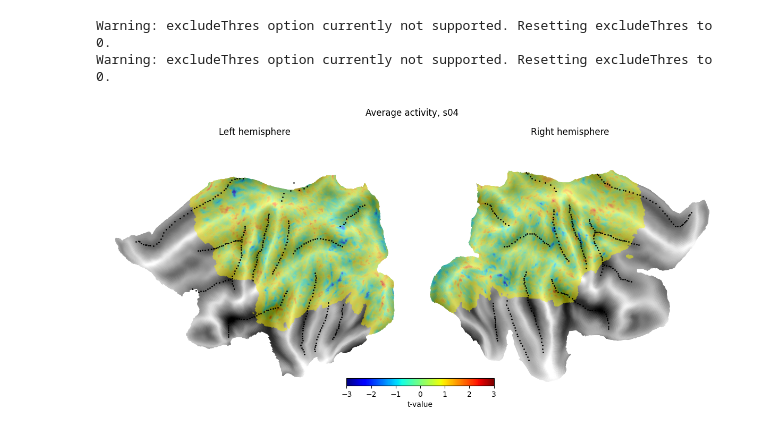
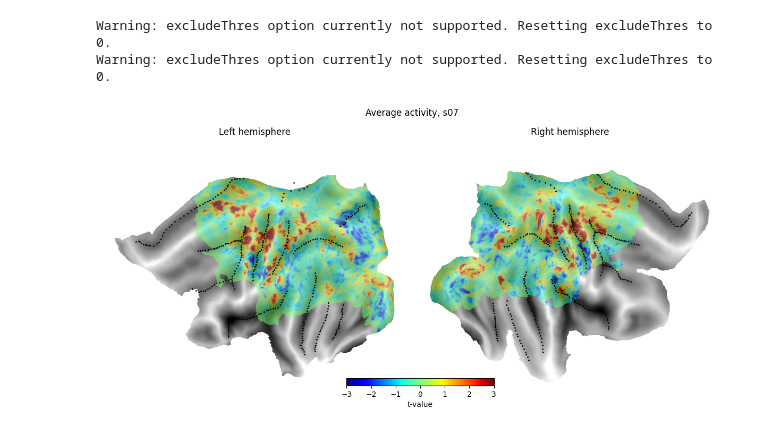
Before and after one commit to alighavam/bimanual_wrist, a Jupyter notebook: bmw_tmaps.ipynb, the cells around one changed output. Cells and saved outputs as stored; diff of their text form; code cells hidden in the pictures.

```diff
--- a/bmw_tmaps.ipynb
+++ b/bmw_tmaps.ipynb
@@ -21,7 +21,7 @@ import glob
 import matplotlib.patches as patches
 
 # SET PATHS:
-baseDir = '/Users/alighavam/Desktop/Projects/bimanual_wrist/data/fMRI'
+baseDir = '/Users/alighavampour/Desktop/Projects/bimanual_wrist/data/fMRI'
 bidsDir = 'BIDS'
 anatomicalDir = 'anatomicals'
 freesurferDir = 'surfaceFreesurfer'
@@ -30,64 +30,64 @@ behavDir = 'behavioural'
 regDir = 'ROI'
 atlasDir = '/Volumes/diedrichsen_data$/data/Atlas_templates/fs_LR_32'
 # %%
-sn = 4
+sn = 7
 glm = 1
 ses = 2
+cond = 'bi'
 
-spmTs = list(Path(os.path.join(baseDir, f'glm{glm}', f's{sn:02d}', f'ses-{ses:02d}')).glob("spmT_lhand*.nii"))
+spmTs = list(Path(os.path.join(baseDir, f'glm{glm}', f's{sn:02d}', f'ses-{ses:02d}')).glob(f'spmT_{cond}*.nii'))
 # spmTs = [spmTs[5]]
 
 # 2. Define the relevant gifti files for both left and right hemisphere:
 surf_white = [] # White -gray matter surface
 surf_pial = []  # Pial surface
 surf_sulc = []  # Sulcal depth
 hemN = ['L','R']
 for h,hem in enumerate(hemN):
     surf_white.append(os.path.join(baseDir,surfacewbDir, f's{sn:02d}', f's{sn:02d}.{hem}.white.32k.surf.gii'))
     surf_pial.append(os.path.join(baseDir,surfacewbDir, f's{sn:02d}', f's{sn:02d}.{hem}.pial.32k.surf.gii'))
     surf_sulc.append(os.path.join(baseDir,surfacewbDir, f's{sn:02d}', f's{sn:02d}.{hem}.sulc.32k.shape.gii'))
 
 # Map a Nifti to the surface of left hemisphere
 DL = surf.map.vol_to_surf(spmTs,surf_pial[0], surf_white[0], excludeThres=0.9)
 # Map a Nifti to the surface of right hemisphere
 DR = surf.map.vol_to_surf(spmTs,surf_pial[1],surf_white[1],  excludeThres=0.9)
 
 D = {'L':DL, 'R':DR}
+
+Hem = ['L', 'R']
+region_names = ['?', 'S1', 'M1', 'PMd', 'PMv', 'SMA', 'V1', 'SPLa', '?']
+Hem = ['L', 'R']
+borders = {'L': './surfAnalysisPy/standard_mesh/fs_L/fs_LR.32k.L.border',
+           'R': './surfAnalysisPy/standard_mesh/fs_R/fs_LR.32k.R.border'}
+
+vmin, vmax = -3, 3
+fig, axs = plt.subplots(1, 2, figsize=(12, 6))
+for ax, H in zip(axs, Hem):
+    plt.sca(ax)
+    surf.plot.plotmap(D[H].mean(axis=1), f'fs32k_{H}',
+                        underlay=None,
+                        borders=borders[H],
+                        cscale=[vmin, vmax],
+                        cmap='jet',
+                        underscale=[-1.5, 1],
+                        alpha=.5,
+                        new_figure=False,
+                        colorbar=False,
+                        # frame=[xlim[0], xlim[1], ylim[0], ylim[1]]
+                        )
+# make colorbar
+norm = plt.Normalize(vmin=vmin, vmax=vmax)
+sm = ScalarMappable(norm=norm, cmap='jet')
+cbar = fig.colorbar(sm, ax=[axs[0], axs[1]], orientation='horizontal', fraction=0.03)
+cbar.set_label('t-value')
+
+axs[0].set_title('Left hemisphere')
+axs[1].set_title('Right hemisphere')
+fig.suptitle(f'Average activity, s{sn:02d}')
+fig.tight_layout()
+plt.savefig(f'./figures/bmw_spmT2surf_sn{sn:02d}_glm{glm}_ses{ses}_{cond}.pdf', bbox_inches="tight")
 # %% [output]
 Warning: excludeThres option currently not supported. Resetting excludeThres to 0.
 Warning: excludeThres option currently not supported. Resetting excludeThres to 0.
+[figure, added]
-# %%
-Hem = ['L', 'R']
-region_names = ['?', 'S1', 'M1', 'PMd', 'PMv', 'SMA', 'V1', 'SPLa', '?']
-Hem = ['L', 'R']
-borders = {'L': './surfAnalysisPy/standard_mesh/fs_L/fs_LR.32k.L.border',
-           'R': './surfAnalysisPy/standard_mesh/fs_R/fs_LR.32k.R.border'}
-
-vmin, vmax = -3, 3
-fig, axs = plt.subplots(1, 2, figsize=(12, 6))
-for ax, H in zip(axs, Hem):
-    plt.sca(ax)
-    surf.plot.plotmap(D[H].mean(axis=1), f'fs32k_{H}',
-                        underlay=None,
-                        borders=borders[H],
-                        # cscale=[vmin, vmax],
-                        cmap='jet',
-                        underscale=[-1.5, 1],
-                        alpha=.5,
-                        new_figure=False,
-                        colorbar=False,
-                        # frame=[xlim[0], xlim[1], ylim[0], ylim[1]]
-                        )
-# make colorbar
-norm = plt.Normalize(vmin=vmin, vmax=vmax)
-sm = ScalarMappable(norm=norm, cmap='jet')
-cbar = fig.colorbar(sm, ax=[axs[0], axs[1]], orientation='horizontal', fraction=0.03)
-cbar.set_label('t-value')
-
-axs[0].set_title('Left hemisphere')
-axs[1].set_title('Right hemisphere')
-fig.suptitle(f'Average activity, s{sn:02d}')
-fig.tight_layout()
-plt.savefig(f'./figures/bmw_spmT2surf_glm{glm}_ses{ses}.pdf', bbox_inches="tight")
-# %% [output]
-[figure, removed]
```
Also changed, not shown: 6 other files.
